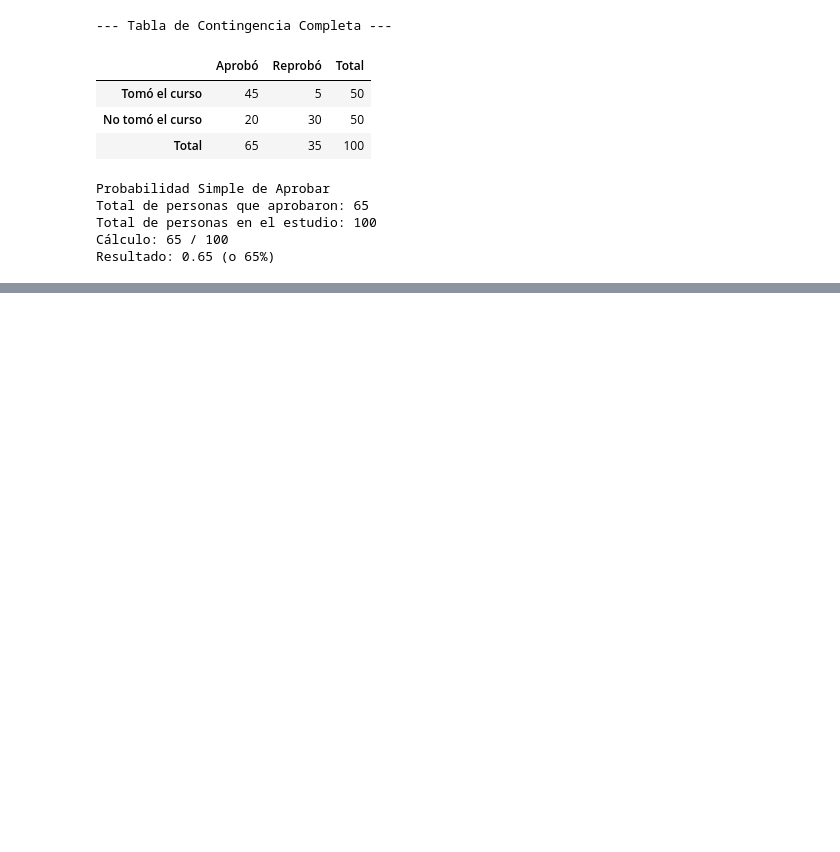
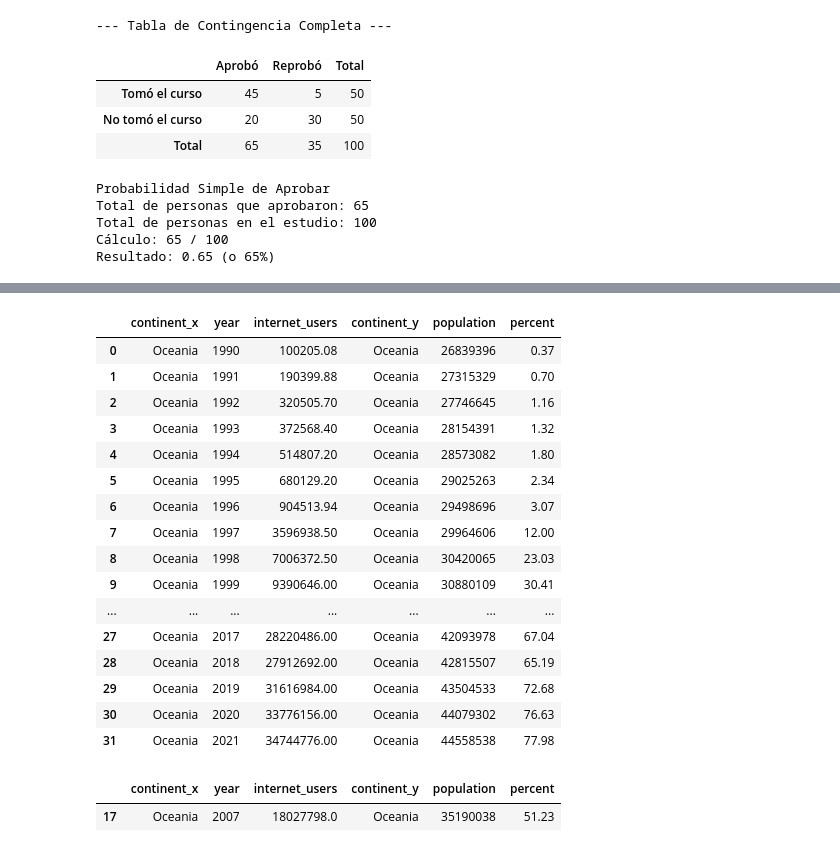
Before and after one commit to AdriannMo/Mineria_de_Datos, a Jupyter notebook: Minería_de_Datos.ipynb, the cells around one changed output, grey strips where cells are left out. Saved outputs shown, nothing was run; the diff lists cells and outputs as text; code cells hidden in the pictures; blank space fills up the shorter version.

```diff
--- a/Minería_de_Datos.ipynb
+++ b/Minería_de_Datos.ipynb
@@ -1310,0 +1343,3 @@ Resultado: 0.65 (o 65%)
+# %%
+internet_users_by_continent = pd.read_csv('extension-internet-users-by-continent.csv')
+internet_users_by_continent
@@ -1310,0 +1426,28 @@ Resultado: 0.65 (o 65%)
+# %%
+oceania_df['percent'] = (oceania_df['internet_users'] / oceania_df['population']) * 100
+oceania_df['percent'] = oceania_df['percent'].round(2)
+oceania_df
+# %% [output]
+|  | continent_x | year | internet_users | continent_y | population | percent |
+| 0 | Oceania | 1990 | 100205.08 | Oceania | 26839396 | 0.37 |
+| 1 | Oceania | 1991 | 190399.88 | Oceania | 27315329 | 0.70 |
+| 2 | Oceania | 1992 | 320505.70 | Oceania | 27746645 | 1.16 |
+| 3 | Oceania | 1993 | 372568.40 | Oceania | 28154391 | 1.32 |
+| 4 | Oceania | 1994 | 514807.20 | Oceania | 28573082 | 1.80 |
+| 5 | Oceania | 1995 | 680129.20 | Oceania | 29025263 | 2.34 |
+| 6 | Oceania | 1996 | 904513.94 | Oceania | 29498696 | 3.07 |
+| 7 | Oceania | 1997 | 3596938.50 | Oceania | 29964606 | 12.00 |
+| 8 | Oceania | 1998 | 7006372.50 | Oceania | 30420065 | 23.03 |
+| 9 | Oceania | 1999 | 9390646.00 | Oceania | 30880109 | 30.41 |
+| ... | ... | ... | ... | ... | ... | ... |
+| 27 | Oceania | 2017 | 28220486.00 | Oceania | 42093978 | 67.04 |
+| 28 | Oceania | 2018 | 27912692.00 | Oceania | 42815507 | 65.19 |
+| 29 | Oceania | 2019 | 31616984.00 | Oceania | 43504533 | 72.68 |
+| 30 | Oceania | 2020 | 33776156.00 | Oceania | 44079302 | 76.63 |
+| 31 | Oceania | 2021 | 34744776.00 | Oceania | 44558538 | 77.98 |
+# %%
+over_half_connected_oceania = oceania_df.query('percent >= 50')
+over_half_connected_oceania.head(1)
+# %% [output]
+|  | continent_x | year | internet_users | continent_y | population | percent |
+| 17 | Oceania | 2007 | 18027798.0 | Oceania | 35190038 | 51.23 |
```
Also changed, not shown: parts of 12 cells of this notebook.
